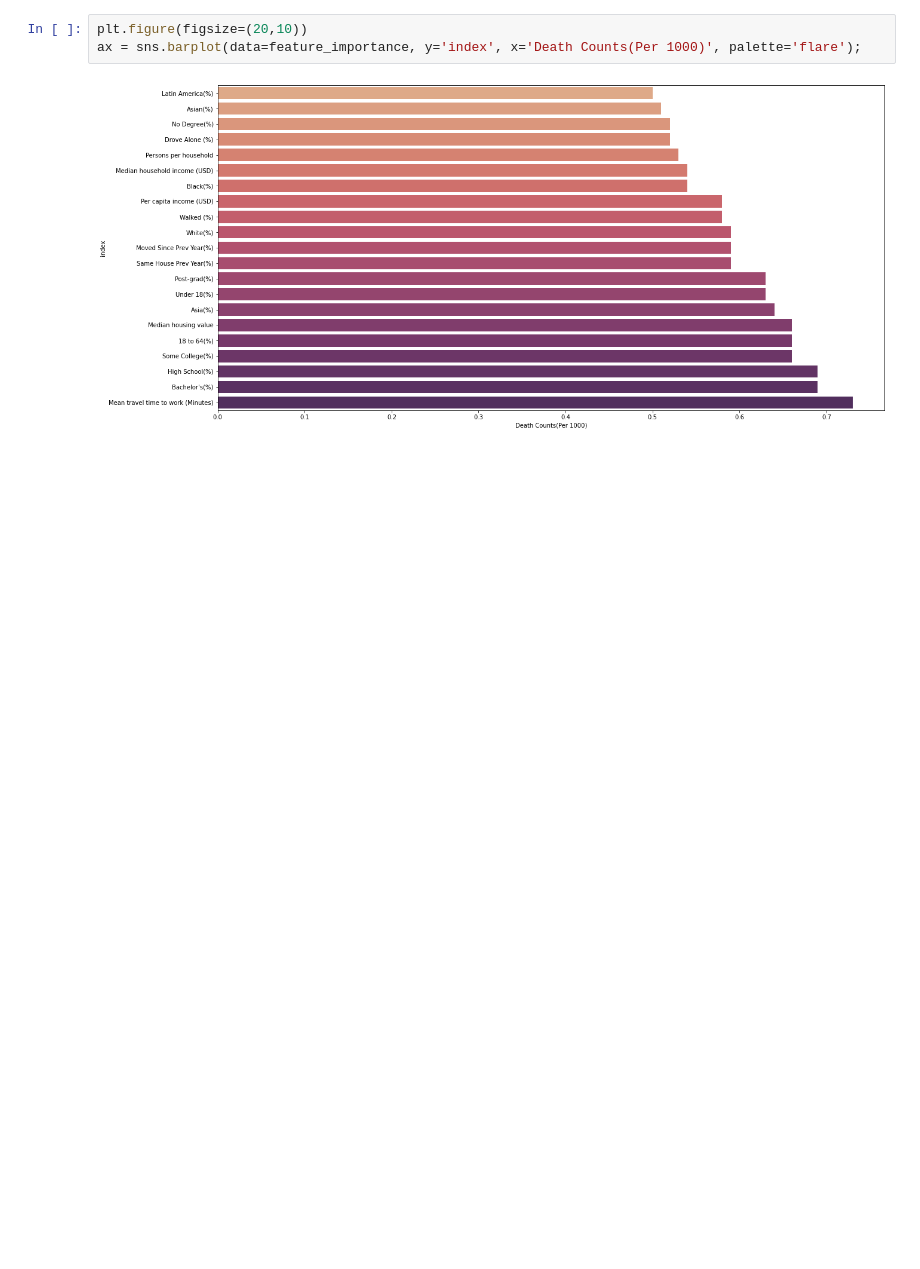
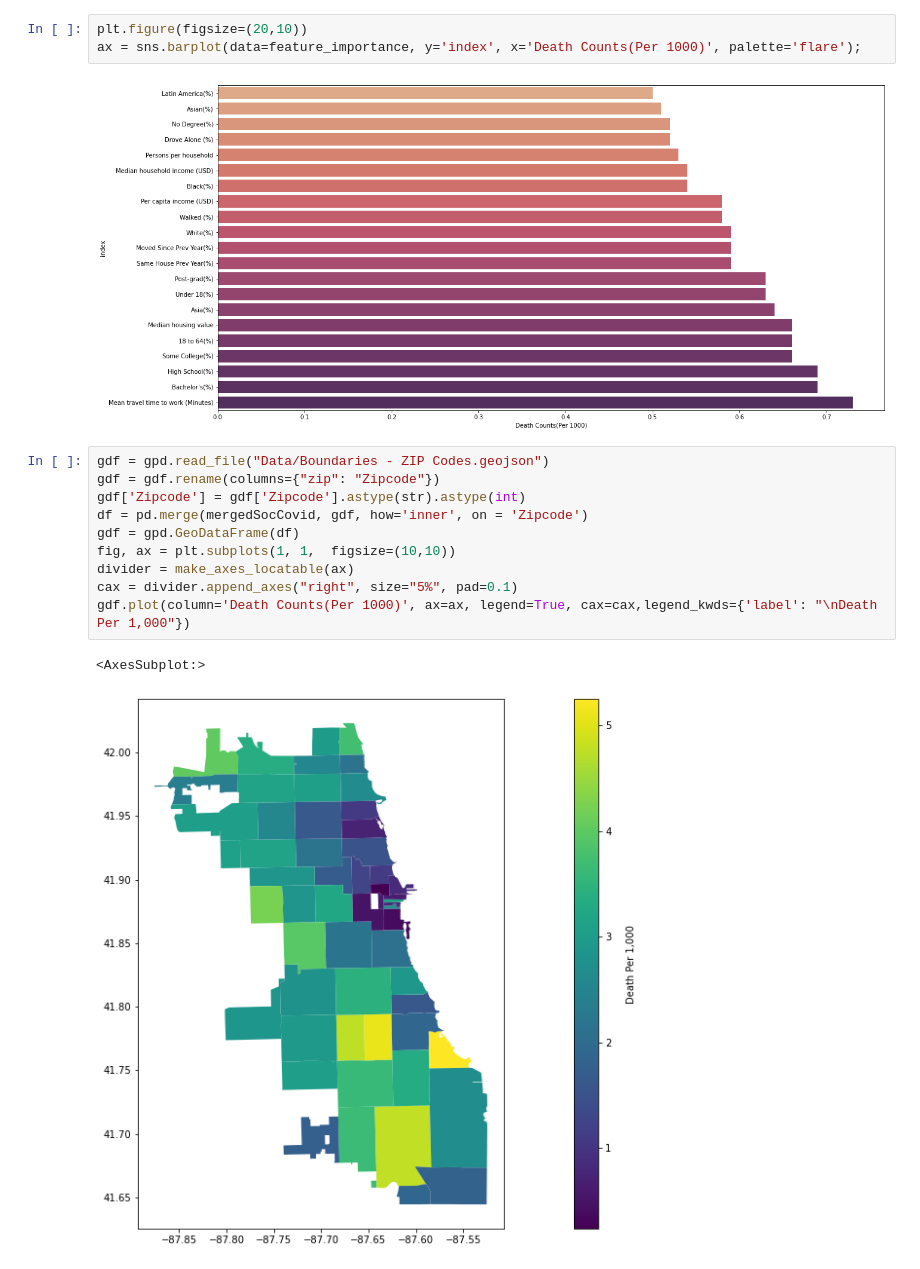
Before and after one commit to uic-cs418/modeling-the-pandemic, a Jupyter notebook: eda-vis.ipynb, the cells around one changed output. Cells and saved outputs as stored; diff of their text form; blank space fills up the shorter version.

Commit message:
added geographic plot

```diff
--- a/eda-vis.ipynb
+++ b/eda-vis.ipynb
@@ -167,3 +170,16 @@ plt.figure(figsize=(20,10))
 ax = sns.barplot(data=feature_importance, y='index', x='Death Counts(Per 1000)', palette='flare');
 # %% [output]
 [figure]
+# %%
+gdf = gpd.read_file("Data/Boundaries - ZIP Codes.geojson")
+gdf = gdf.rename(columns={"zip": "Zipcode"})
+gdf['Zipcode'] = gdf['Zipcode'].astype(str).astype(int)
+df = pd.merge(mergedSocCovid, gdf, how='inner', on = 'Zipcode')
+gdf = gpd.GeoDataFrame(df)
+fig, ax = plt.subplots(1, 1,  figsize=(10,10))
+divider = make_axes_locatable(ax)
+cax = divider.append_axes("right", size="5%", pad=0.1)
+gdf.plot(column='Death Counts(Per 1000)', ax=ax, legend=True, cax=cax,legend_kwds={'label': "\nDeath Per 1,000"})
+# %% [output]
+<AxesSubplot:>
+[figure, added]
```
Also changed, not shown: parts of 2 cells of this notebook, 1 other file.
